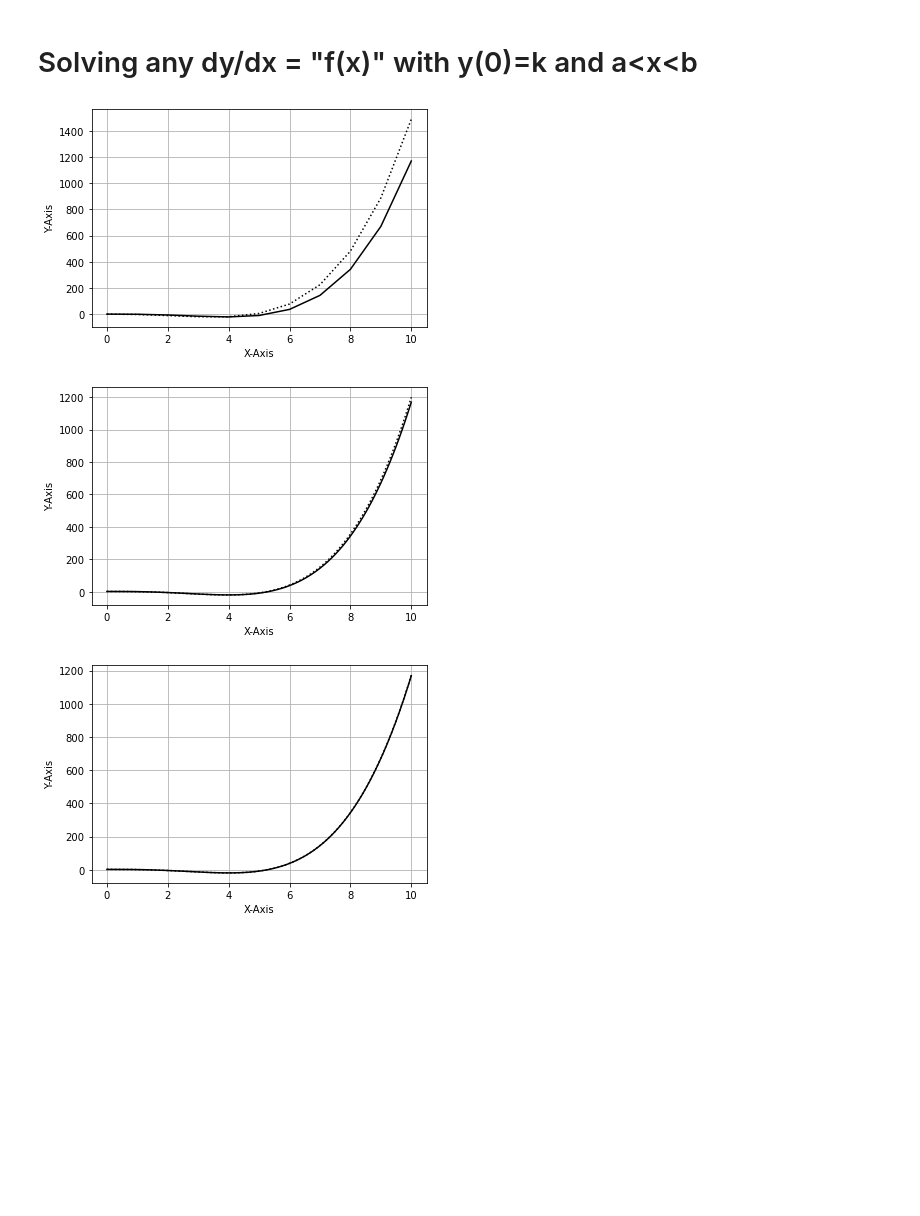
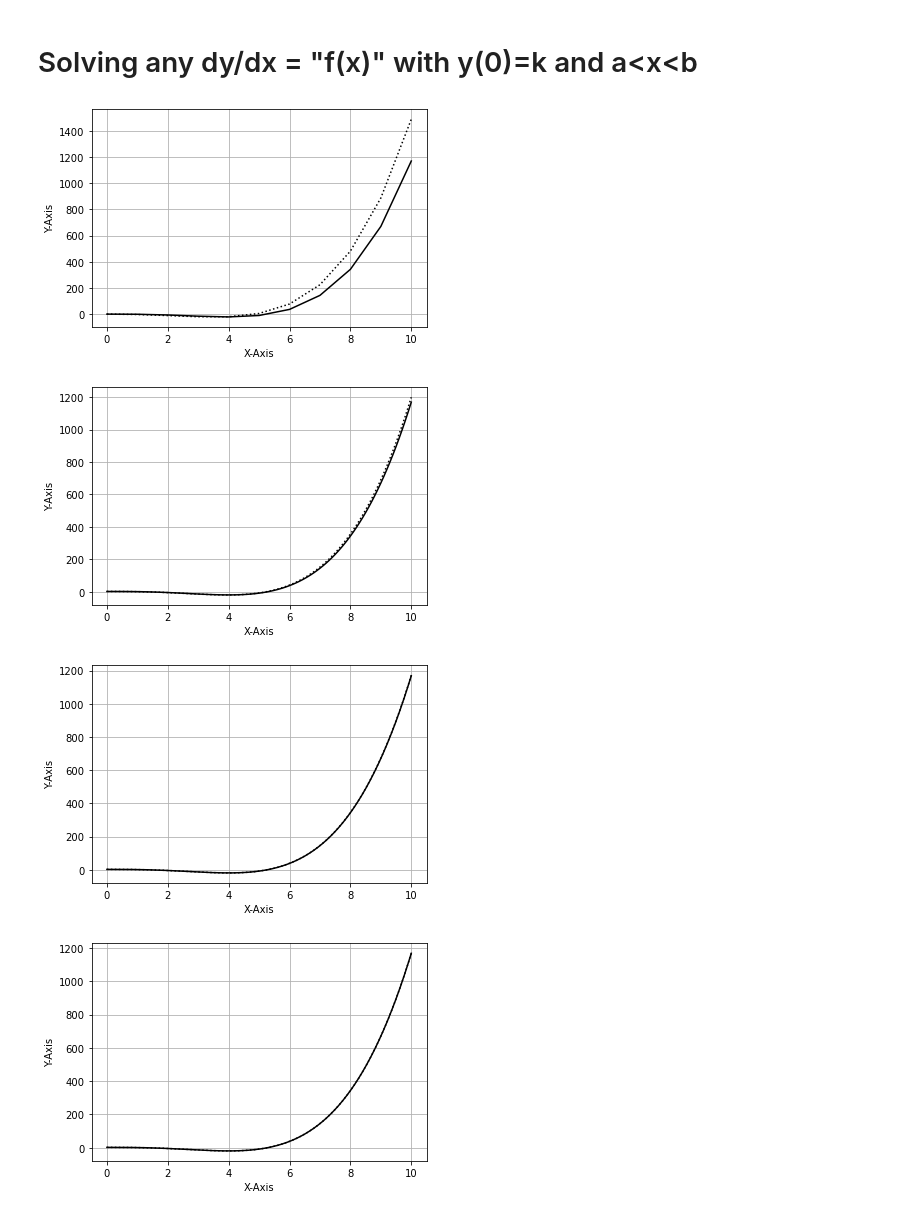
Before and after one commit to Seer885/damped-wave-eq-project, a Jupyter notebook: code-work/first-differential-equation-solving.ipynb, the cells around one changed output. Saved outputs shown, nothing was run; the diff lists cells and outputs as text; code cells hidden in the pictures; blank space fills up the shorter version.

```diff
--- a/code-work/first-differential-equation-solving.ipynb
+++ b/code-work/first-differential-equation-solving.ipynb
@@ -78,6 +78,8 @@ def func_diff(initial, x_max, interv_num):
     D1*y(x)=h*"f(x)"*[y(0);1;1;...]. This gives us y(x)=h*D1^{-1}*[y(0);f(x_0);f(x_1);...;f(x_{n-1})]"."""
     import numpy as np
     import matplotlib.pyplot as plt
+    from scipy.linalg import lu_factor
+    from scipy.linalg import lu_solve
 
     # Make our array of x-inputs and our interval width constant
     x_min = 0
@@ -105,7 +107,12 @@ def func_diff(initial, x_max, interv_num):
 
 
     # Create our y-values based on our equation y(x) = (interval width) * (inverse D1) * (I matrix)
-    y_val = np.matmul( np.linalg.inv(D1(interv_num+1)) , i_matrix )
+    # We currently have D1*y(x) = I, which resembles an Ax=B equation.
+
+    # It is more optimized to find the LU decomposition of A in Ax=b than solve it than finding the inverse
+    A = D1(interv_num+1)
+    lu, piv = lu_factor(A)
+    y_val = lu_solve((lu, piv), i_matrix)
 
 
 
@@ -124,10 +131,12 @@ def func_diff(initial, x_max, interv_num):
 # %%
 # Testing this out with dy/dx = x^3-4x^2, y(0)=2, 0<x<10, and 1000 subintervals
 # Remember the function is func_diff(initial, x_max, interv_num)
 func_diff(2,10,10)
 func_diff(2,10,100)
 func_diff(2,10,1000)
+func_diff(2,10,10000)
 # %% [output]
 [figure]
 [figure]
 [figure]
+[figure, added]
```
